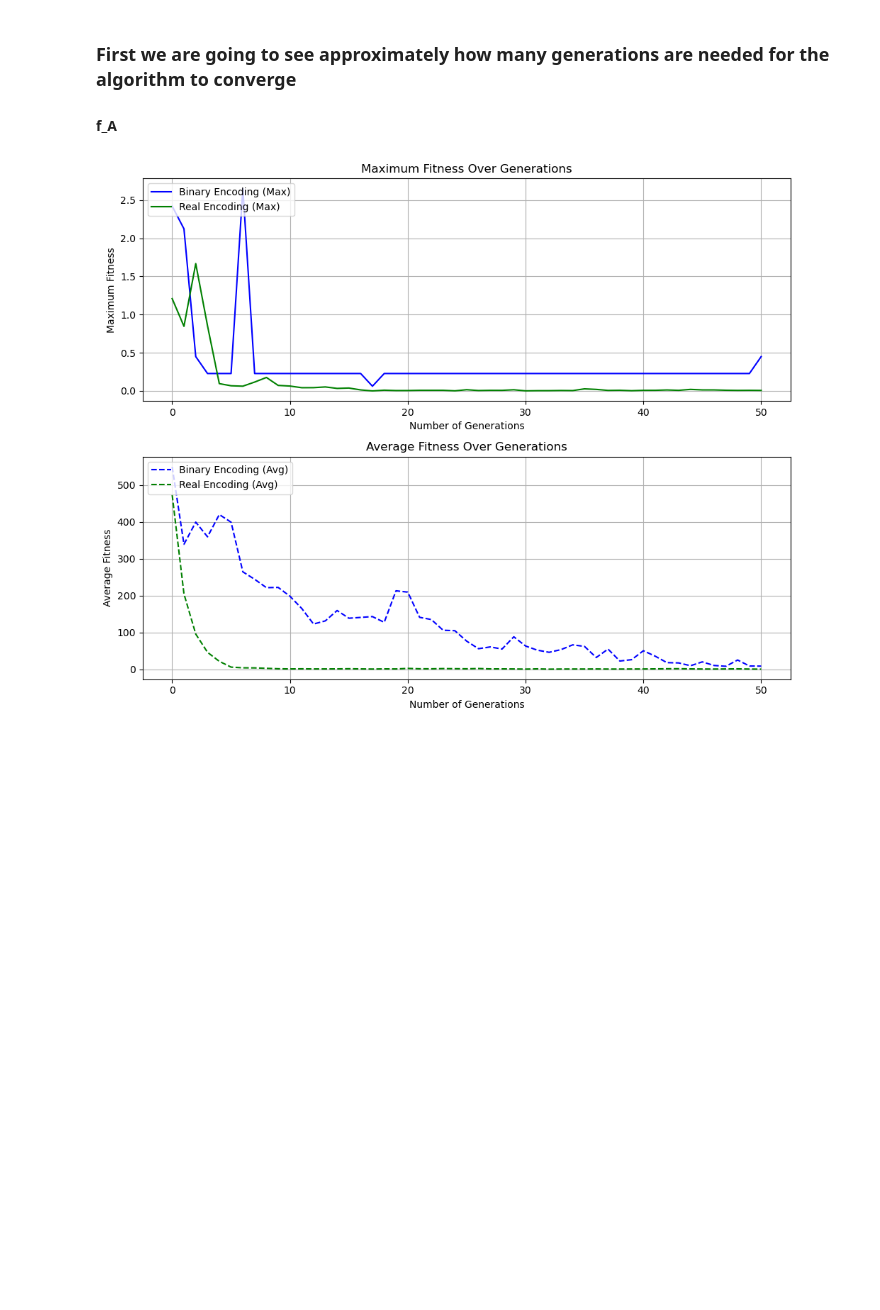
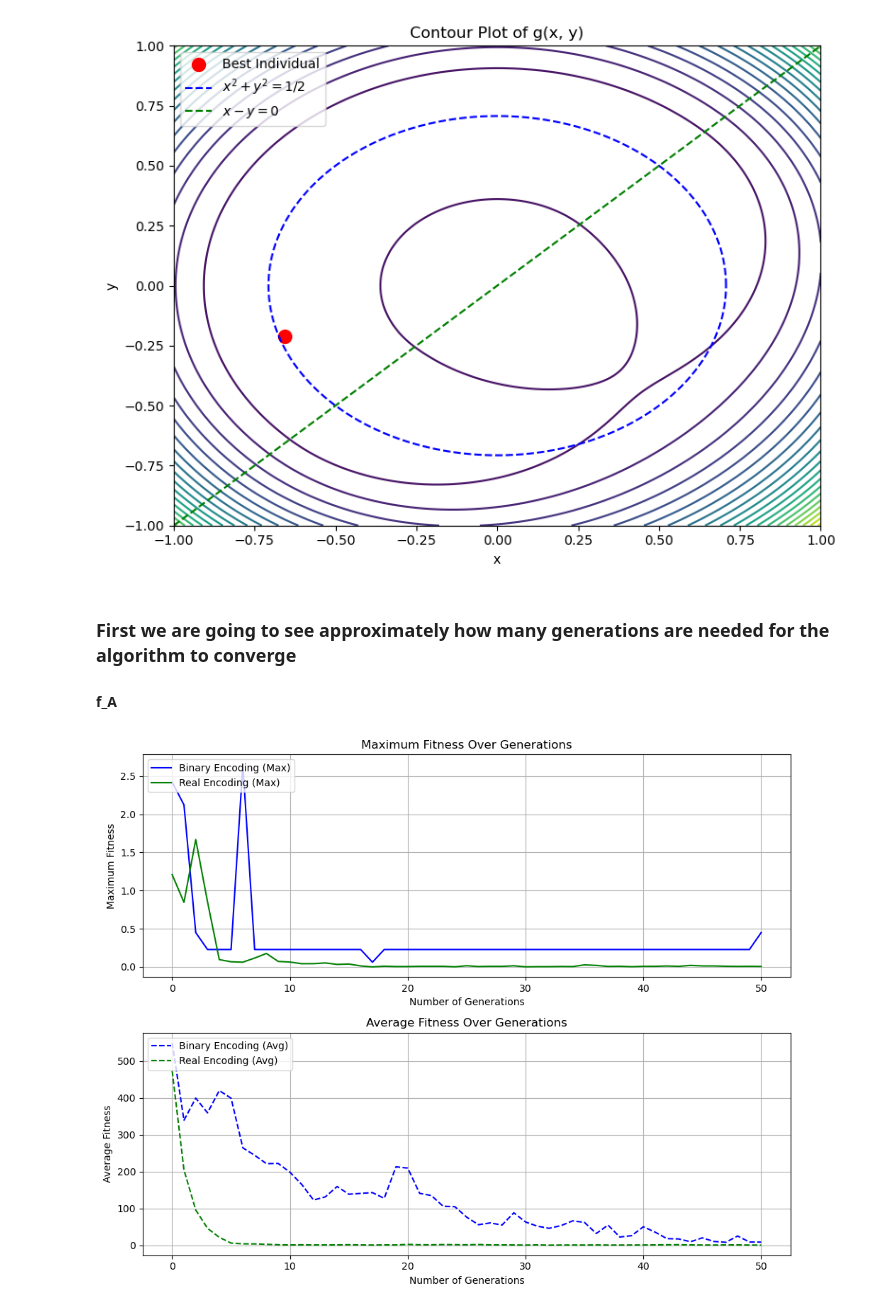
Before and after one commit to LosPadrinosMemens/HW2_Evolutionary_Computation, a Jupyter notebook: main.ipynb, the cells around one changed output. Cells and saved outputs as stored; diff of their text form; code cells hidden in the pictures; blank space fills up the shorter version.

```diff
--- a/main.ipynb
+++ b/main.ipynb
@@ -5,3 +121,31 @@ import matplotlib.pyplot as plt
+# %%
+# Create the plot for top-down view (contour only)
+fig = plt.figure(figsize=(8, 6))
+
+# Contour Plot for g(x, y)
+ax1 = fig.add_subplot(111)
+contour_g = ax1.contour(X, Y, Z_g, levels=20, cmap='viridis')
+ax1.set_title('Contour Plot of g(x, y)')
+ax1.set_xlabel('x')
+ax1.set_ylabel('y')
+
+# Add the last best individual point to the contour plot
+ax1.scatter(last_best_individual[0], last_best_individual[1], color='r', s=100, label='Best Individual')
+
+# Add the circle constraint
+ax1.plot(circle_x, circle_y, 'b--', label='$x^2 + y^2 = 1/2$')
+
+# Add the line constraint x = y
+ax1.plot(line_x, line_y, 'g--', label='$x - y = 0 $')
+
+# Add legend for constraints and best individual
+ax1.legend()
+
+# Show plot
+plt.tight_layout()
+plt.show()
+# %% [output]
+[figure, added]
 # %% [markdown]
 ### First we are going to see approximately how many generations are needed for the algorithm to converge
 #### f_A
```
Also changed, not shown: parts of 11 cells of this notebook, 5 other files.
